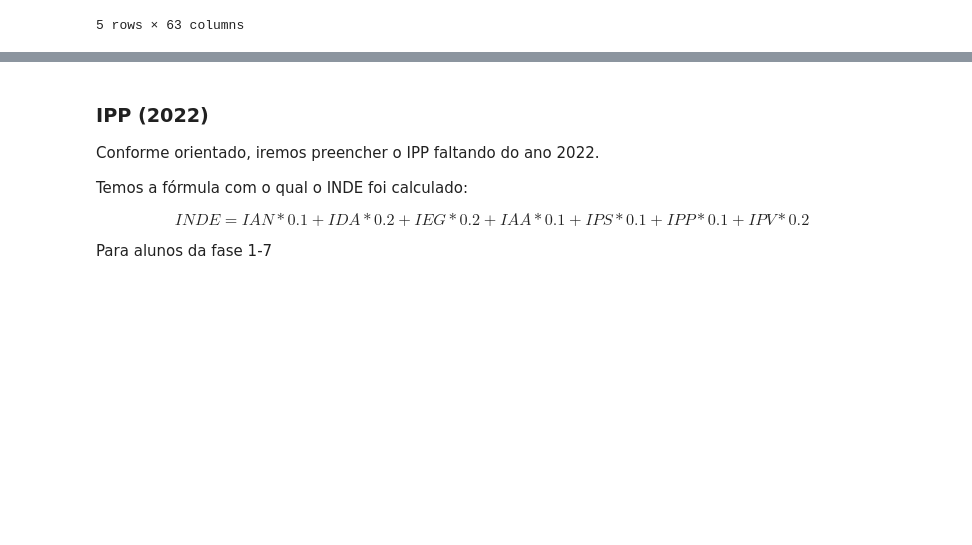
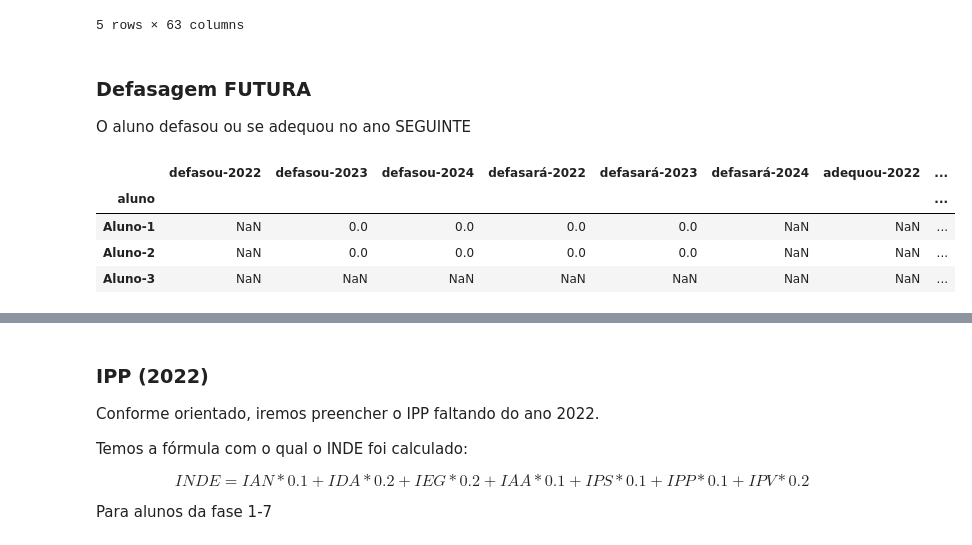
Before and after one commit to victoria-menezes/fiap-data-analytics-DATATHON, a Jupyter notebook: notebook.ipynb, the cells around one changed output, grey strips where cells are left out. Saved outputs shown, nothing was run; the diff lists cells and outputs as text; code cells hidden in the pictures; blank space fills up the shorter version.

Commit message:
Added future lag

```diff
--- a/notebook.ipynb
+++ b/notebook.ipynb
@@ -1906,3 +1902,33 @@ df.head()
 | Aluno-4 | 17.0 | 2022.0 | 5.951 | 7.0 | Quartzo | Rede decisão | 10.0 | 5.0 | ... |
 | Aluno-5 | 17.0 | 2022.0 | 7.427 | 7.0 | Ametista | Rede decisão | 10.0 | 5.2 | ... |
 5 rows × 63 columns
+# %% [markdown]
+### Defasagem FUTURA
+O aluno defasou ou se adequou no ano SEGUINTE
+# %%
+future_lag = pd.DataFrame()
+
+reference_col = 'defasou'
+for col in get_column_across_years(reference_col):
+	future_lag[col] = df[col]
+
+future_lag['defasará-2022'] = future_lag[f'{reference_col}-2023']
+future_lag['defasará-2023'] = future_lag[f'{reference_col}-2024']
+future_lag['defasará-2024'] = np.nan
+
+
+reference_col = 'adequou'
+for col in get_column_across_years(reference_col):
+	future_lag[col] = df[col]
+
+future_lag['adequará-2022'] = future_lag[f'{reference_col}-2023']
+future_lag['adequará-2023'] = future_lag[f'{reference_col}-2024']
+future_lag['adequará-2024'] = np.nan
+
+future_lag.head(3)
+# %% [output]
+|  | defasou-2022 | defasou-2023 | defasou-2024 | defasará-2022 | defasará-2023 | defasará-2024 | adequou-2022 | ... |
+| aluno |  |  |  |  |  |  |  | ... |
+| Aluno-1 | NaN | 0.0 | 0.0 | 0.0 | 0.0 | NaN | NaN | ... |
+| Aluno-2 | NaN | 0.0 | 0.0 | 0.0 | 0.0 | NaN | NaN | ... |
+| Aluno-3 | NaN | NaN | NaN | NaN | NaN | NaN | NaN | ... |
```
Also changed, not shown: parts of 18 cells of this notebook.
